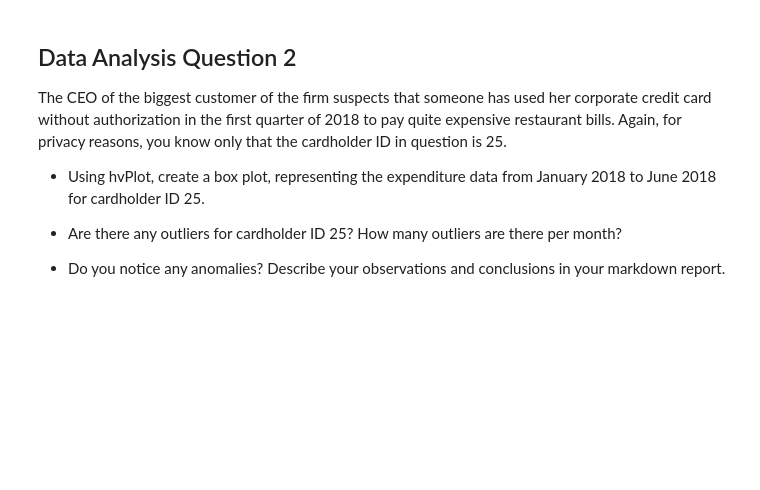
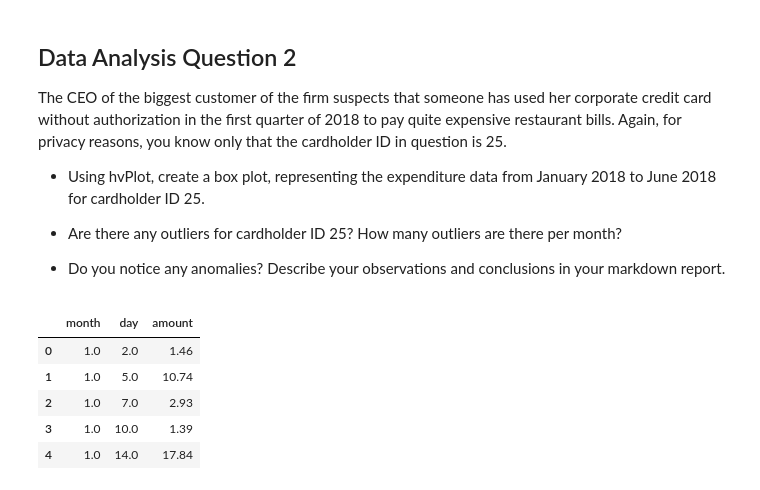
Before and after one commit to Akosah304/Identifying_Fraud_Module_7_Challenge, a Jupyter notebook: Starter_Files/visual_data_analysis.ipynb, the cells around one changed output. Drawn from its saved outputs; the diff is of its cells as text; code cells hidden in the pictures; blank space fills up the shorter version.

```diff
--- a/Starter_Files/visual_data_analysis.ipynb
+++ b/Starter_Files/visual_data_analysis.ipynb
@@ -94,19 +102,26 @@ The CEO of the biggest customer of the firm suspects that someone has used her c
 # %%
 # loading data of daily transactions from jan to jun 2018 for card holder 25
 # Write the query
 query = """
          select extract (month from date) as month, extract (day from date) as day, amount
         from card_holder as a
-        join credit_card as b on a.id = b.cardholder_id
+        join credit_card as b on a.id = b.card_holder_id
         join transaction as c on b.card = c.card
-        where cardholder_id = 25 and
+        where card_holder_id = 25 and
         extract (year from date) = 2018 and
         extract (month from date) >= 1 and
         extract (month from date) <= 6
         """
 # Create a DataFrame from the query result. HINT: Use pd.read_sql(query, engine)
-cardholder_25 = pd.read_sql(query, engine)
-cardholder_25.head()
+card_holder_25 = pd.read_sql(query, engine)
+card_holder_25.head()
+# %% [output]
+|  | month | day | amount |
+| 0 | 1.0 | 2.0 | 1.46 |
+| 1 | 1.0 | 5.0 | 10.74 |
+| 2 | 1.0 | 7.0 | 2.93 |
+| 3 | 1.0 | 10.0 | 1.39 |
+| 4 | 1.0 | 14.0 | 17.84 |
 # %%
 # loop to change the numeric month to month names
 import datetime
```
Also changed, not shown: parts of 6 cells of this notebook.
